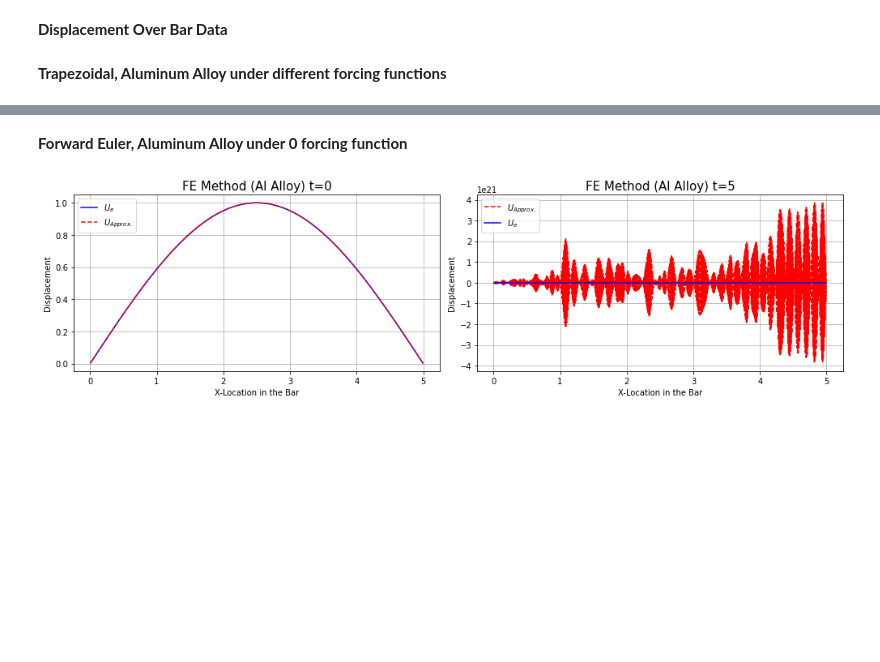
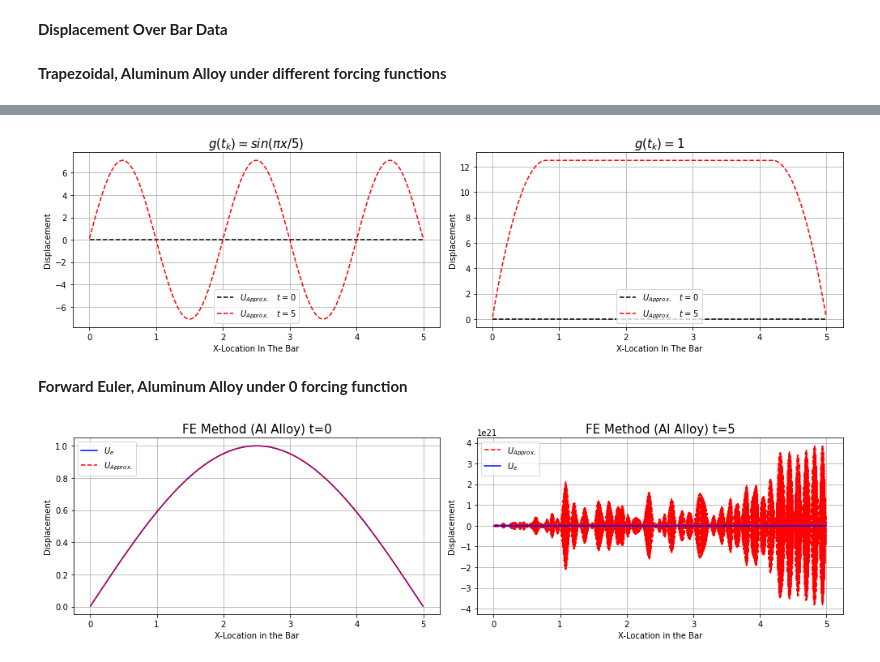
Before and after one commit to minwin0630/ae370-group-project-2, a Jupyter notebook: Project 2 Group.ipynb, the cells around one changed output, grey strips where cells are left out. Saved outputs shown, nothing was run; the diff lists cells and outputs as text; code cells hidden in the pictures; blank space fills up the shorter version.

```diff
--- a/Project 2 Group.ipynb
+++ b/Project 2 Group.ipynb
@@ -134,7 +134,8 @@ def trapIVP(E, rho, dt, n):
 
     #Define initial condition
     v0s = np.zeros(n-1)
-    u0s = np.sin(np.pi/b*x_interp_cut)
+#     u0s = np.sin(np.pi/b*x_interp_cut)
+    u0s = np.zeros(n-1)
     U0 = np.concatenate((u0s, v0s))
 
     # Initialize empty u-vector
@@ -444,3 +424,28 @@ ax3.legend(loc='lower center');
+# %%
+fig = plt.figure(figsize=(14, 4), tight_layout=True)
+ax2 = fig.add_subplot(121)
+ax2.plot(x_int, U3_t0, 'k--', label=r'$U_{Approx.} \quad t=0$')
+ax2.plot(x_int, U3_t5, 'r--', label=r'$U_{Approx.} \quad t=5$')
+ax2.set_xlabel('X-Location In The Bar')
+ax2.set_ylabel('Displacement')
+ax2.set_xscale('linear')
+ax2.set_yscale('linear')
+ax2.grid()
+ax2.set_title(r'$g(t_k)=sin(\pi x/5)$', size=15) # Trapezoidal Method (Al Alloy)
+ax2.legend(loc='lower center')
+
+ax3 = fig.add_subplot(122)
+ax3.plot(x_int, U4_t0, 'k--', label=r'$U_{Approx.} \quad t=0$')
+ax3.plot(x_int, U4_t5, 'r--', label=r'$U_{Approx.} \quad t=5$')
+ax3.set_xlabel('X-Location In The Bar')
+ax3.set_ylabel('Displacement')
+ax3.set_xscale('linear')
+ax3.set_yscale('linear')
+ax3.grid()
+ax3.set_title(r'$g(t_k)=1$', size=15) # Trapezoidal Method (Al Alloy)
+ax3.legend(loc='lower center');
+# %% [output]
+[figure, added]
 # %% [markdown]
 **Forward Euler, Aluminum Alloy under 0 forcing function**
 # %%
```
Also changed, not shown: parts of 11 cells of this notebook.
